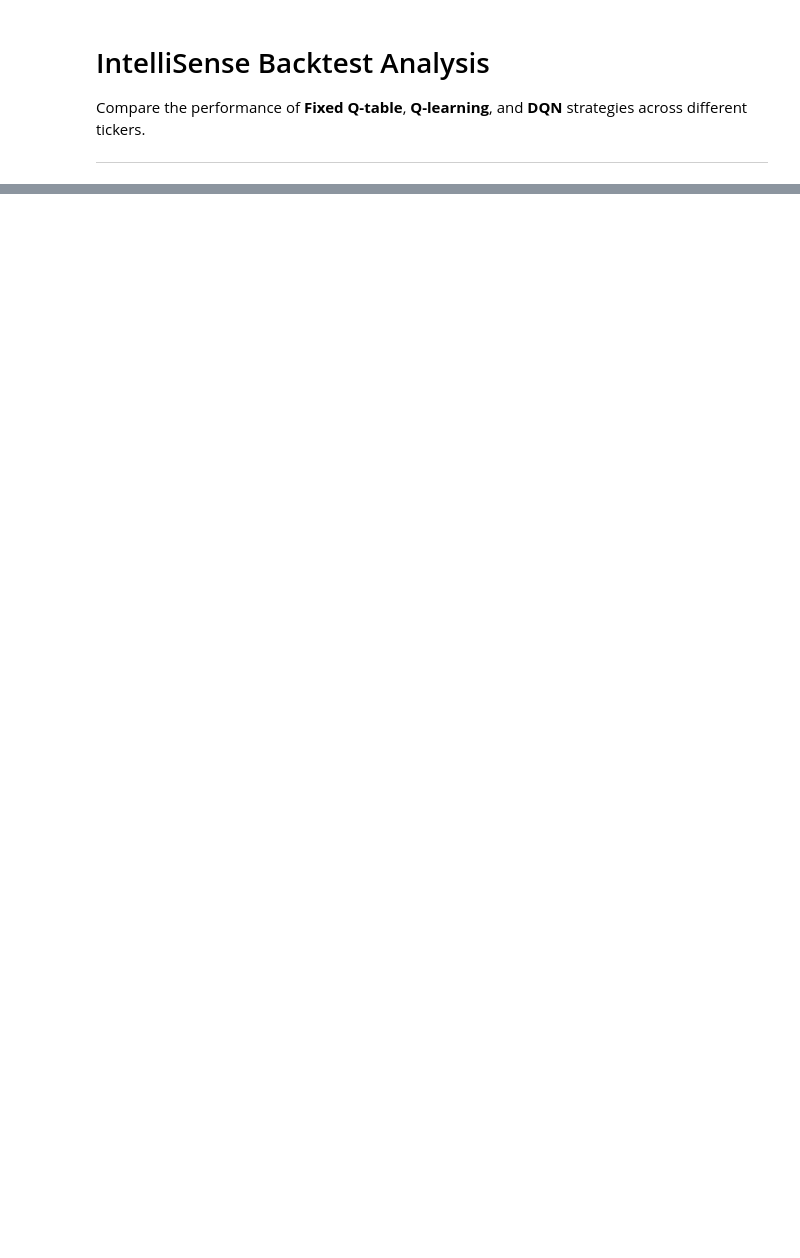
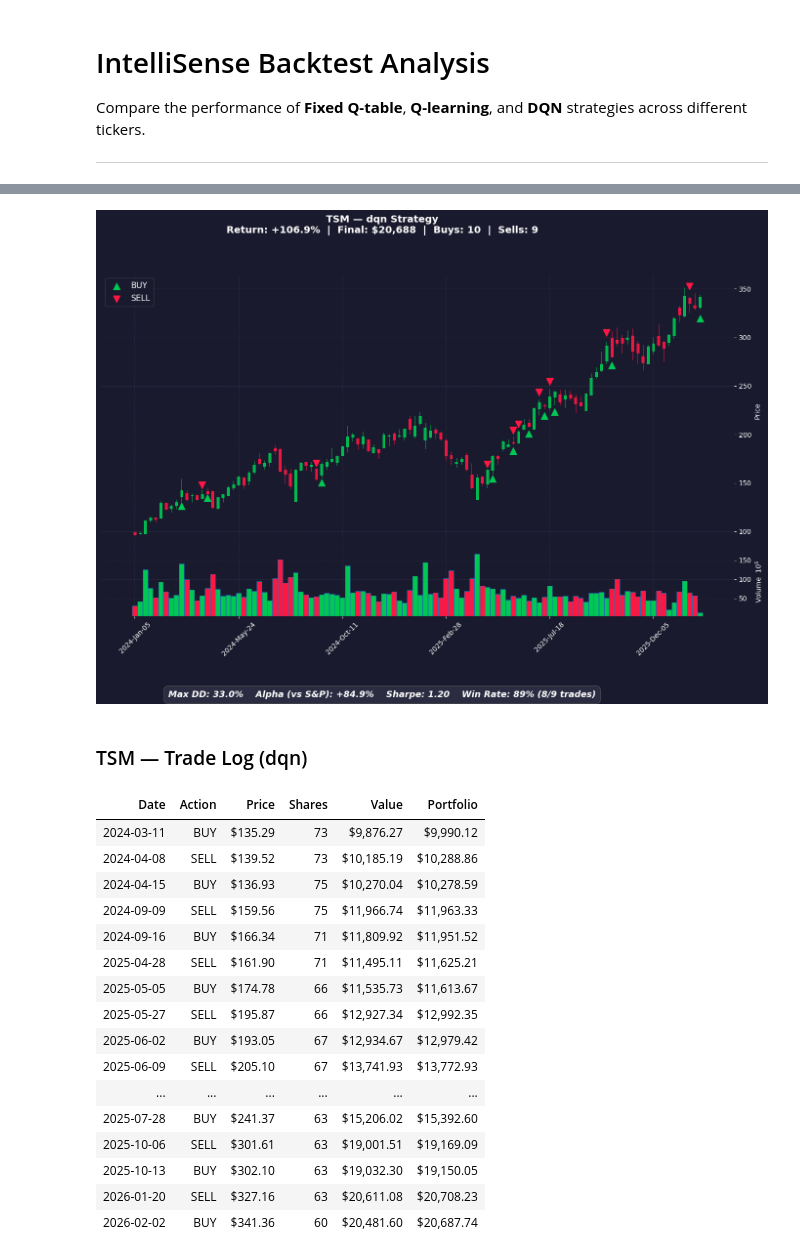
Before and after one commit to afifi-yusuf/IntelliTrade, a Jupyter notebook: backtest_analysis.ipynb, the cells around one changed output, grey strips where cells are left out. Cells and saved outputs as stored; diff of their text form; code cells hidden in the pictures; blank space fills up the shorter version.

```diff
--- a/backtest_analysis.ipynb
+++ b/backtest_analysis.ipynb
@@ -368,0 +429,22 @@ plot_ticker('GOOGL', method='DQN')
+# %%
+plot_ticker('TSM', method='dqn')
+# %% [output]
+[figure, added]
+### TSM — Trade Log (dqn)
+| Date | Action | Price | Shares | Value | Portfolio |
+| 2024-03-11 | BUY | $135.29 | 73 | $9,876.27 | $9,990.12 |
+| 2024-04-08 | SELL | $139.52 | 73 | $10,185.19 | $10,288.86 |
+| 2024-04-15 | BUY | $136.93 | 75 | $10,270.04 | $10,278.59 |
+| 2024-09-09 | SELL | $159.56 | 75 | $11,966.74 | $11,963.33 |
+| 2024-09-16 | BUY | $166.34 | 71 | $11,809.92 | $11,951.52 |
+| 2025-04-28 | SELL | $161.90 | 71 | $11,495.11 | $11,625.21 |
+| 2025-05-05 | BUY | $174.78 | 66 | $11,535.73 | $11,613.67 |
+| 2025-05-27 | SELL | $195.87 | 66 | $12,927.34 | $12,992.35 |
+| 2025-06-02 | BUY | $193.05 | 67 | $12,934.67 | $12,979.42 |
+| 2025-06-09 | SELL | $205.10 | 67 | $13,741.93 | $13,772.93 |
+| ... | ... | ... | ... | ... | ... |
+| 2025-07-28 | BUY | $241.37 | 63 | $15,206.02 | $15,392.60 |
+| 2025-10-06 | SELL | $301.61 | 63 | $19,001.51 | $19,169.09 |
+| 2025-10-13 | BUY | $302.10 | 63 | $19,032.30 | $19,150.05 |
+| 2026-01-20 | SELL | $327.16 | 63 | $20,611.08 | $20,708.23 |
+| 2026-02-02 | BUY | $341.36 | 60 | $20,481.60 | $20,687.74 |
```
Also changed, not shown: parts of 8 cells of this notebook, 49 other files.
